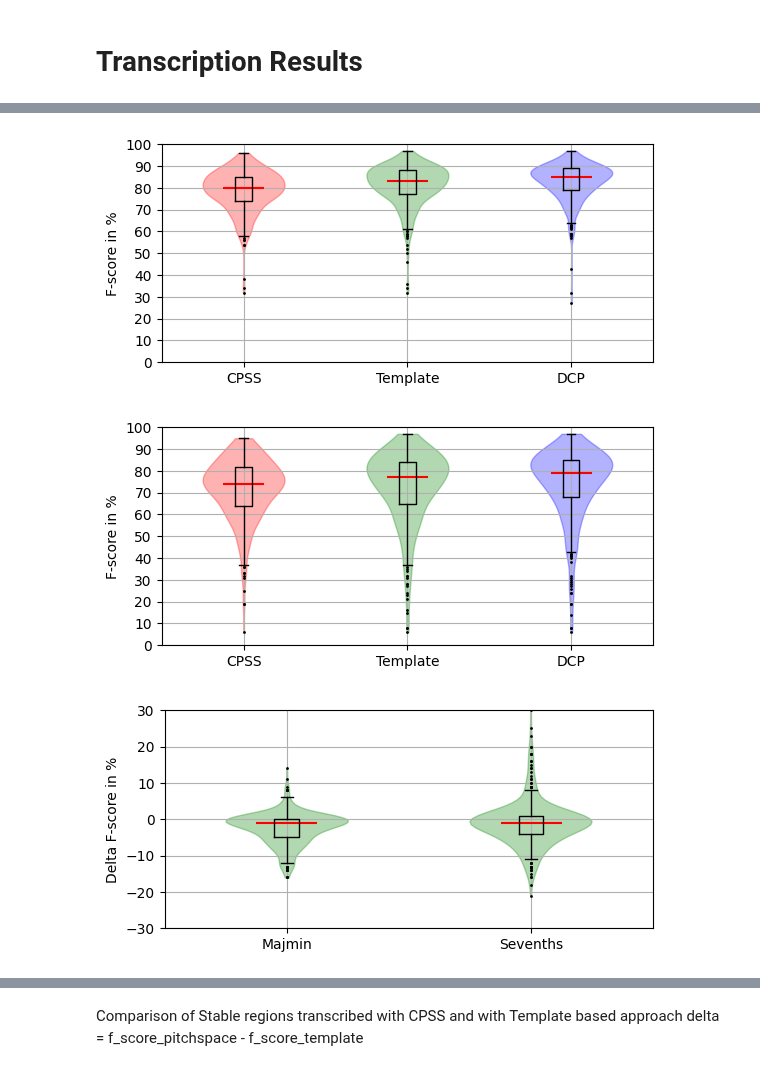
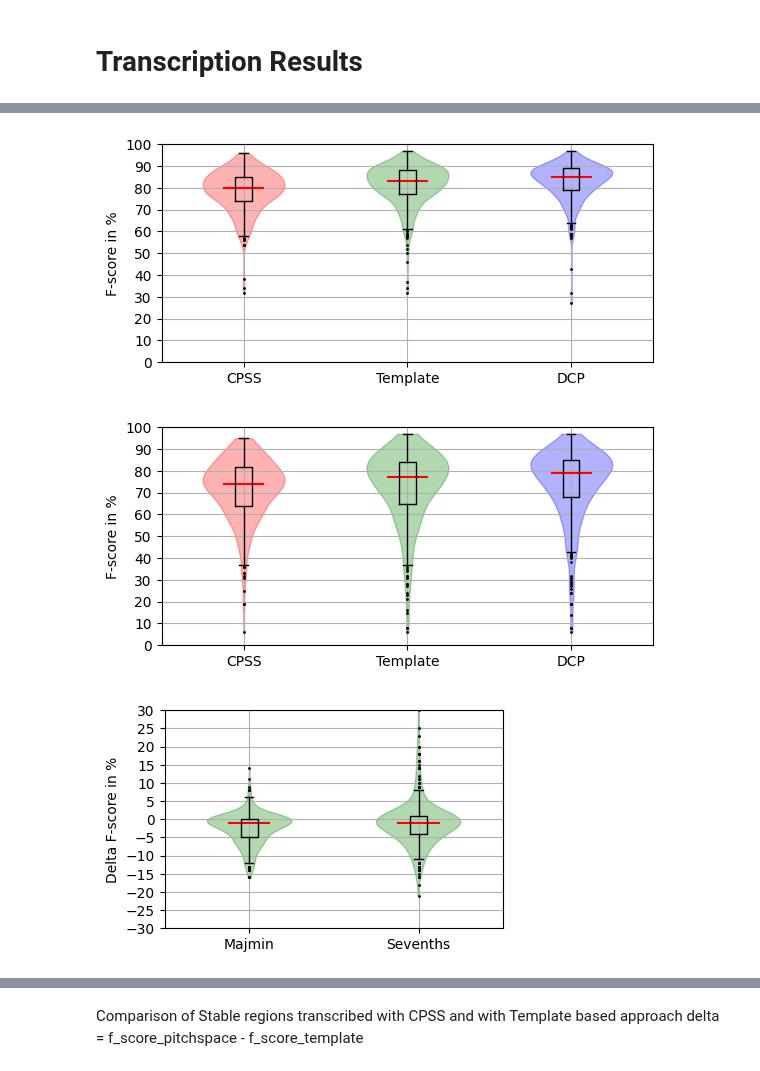
Before and after one commit to Maushax-jpg/chord-recognition, a Jupyter notebook: cpss.ipynb, the cells around one changed output, grey strips where cells are left out. Drawn from its saved outputs; the diff is of its cells as text; code cells hidden in the pictures.

```diff
--- a/cpss.ipynb
+++ b/cpss.ipynb
@@ -71,8 +71,8 @@ def plotData(sig,gt,t_chroma,chroma,pitchgram,hcdf,stable_regions,time_interval)
     fig.tight_layout(pad=0.1)
 # %%
 dset = "rwc_pop"  # beatles   "RM-P012"
-track_id = "RM-P012"
-time_interval = (0,20)
+track_id = "RM-P009"
+time_interval = (15,35)
 sig, gt, t_chroma, chroma, pitchgram,pitchgram_cqt = computeChromaData(dset,track_id,time_interval,"both")
 
 ## compute stable chroma regions
@@ -198,7 +199,7 @@ Sevenths: WCSR=85.9% , Q=95.9%
 Analyze the trained model
 # %%
 import mir_eval
-classifier = pitchspace.CPSS_Classifier("/home/max/ET-TI/Masterarbeit/chord-recognition/models/cpss/cpss_sevenths.npy",alphabet="sevenths")
+classifier = pitchspace.CPSS_Classifier("/home/max/ET-TI/Masterarbeit/chord-recognition/models/cpss/cpss_sevenths_dcp.npy",alphabet="sevenths")
 
 def getColor(chordlabel):
     colors = ["lightblue","blue", "green", "red", "orange", "purple", "grey", "lightgreen","brown", "magenta", "teal","cyan","white"]
@@ -289,8 +284,15 @@ Comparison of overall transcription
 # %%
-experiment_number = 3  # choose from 1 to 4
+import numpy as np
+import utils
+
+experiment_number = 4  # choose from 1 to 4
 experiments = {1:"crp_pitchspace_no_key.hdf5", 2:"crp_pitchspace.hdf5",
                 3:"dcp_pitchspace_no_key.hdf5",4:"dcp_pitchspace.hdf5"}
 
+def computeStatistics(data):
+    median = np.median(data)
+    iqr = np.subtract(*np.percentile(data, [75, 25]))
+    return median,iqr
 # load madmom results
 dcp_majmin = utils.getFscoreResults(f"../results/madmom.hdf5","dcp","majmin")
 dcp_sevenths = utils.getFscoreResults(f"../results/madmom.hdf5","dcp","sevenths")
@@ -302,7 +304,7 @@ data_majmin = []
 data_sevenths = []
 
 # prepare f_scores for violinplots and print table of results
-filepath = f"../results/{experiments[experiment_number]}"
+filepath = f"../results/dcp_pitchspace.hdf5"
 cpss_majmin = utils.getFscoreResults(filepath,"est_cpss","majmin")
 cpss_sevenths = utils.getFscoreResults(filepath,"est_cpss","sevenths")
 templates_majmin = utils.getFscoreResults(filepath,"est_templates","majmin")
@@ -311,42 +313,81 @@ for x,y in zip(dcp_majmin["combined"][1],templates_majmin["combined"][1]):
     if x != y:
         print(x,y)
 print(f"----------{experiments[experiment_number]}------------")
-print("                  Median +/- IQR ")
+
+cpss_results = "CPSS & "
+templ_results = "HMM & "
+dcp_results = "DCP & "
+header = " & "
 for dset in ["beatles","rwc_pop","rw","queen","combined"]:
-    print(f"{dset}")
-    print(f"CPSS Majmin        {100*np.median(cpss_majmin[dset][0])}% \
-+/-{100 * np.subtract(*np.percentile(cpss_majmin[dset][0], [75, 25])):0.1f}%")
-    print(f"Templates Majmin   {100*np.median(templates_majmin[dset][0])}% \
-+/-{100 * np.subtract(*np.percentile(templates_majmin[dset][0], [75, 25])):0.1f}%")
-    print(f"CPSS Sevenths      {100*np.median(cpss_sevenths[dset][0])}% \
-+/-{100 * np.subtract(*np.percentile(cpss_sevenths[dset][0], [75, 25])):0.1f}%")
-    print(f"Templates Sevenths {100*np.median(templates_sevenths[dset][0])}% \
-+/-{100 * np.subtract(*np.percentile(templates_sevenths[dset][0], [75, 25])):0.1f}%")
+    if dset == "rwc_pop":
+        header += "rwc\_pop & "
+    else:
+        header += dset +" &"
+    med,iqr = computeStatistics(cpss_majmin[dset][0])
+    cpss_results += f"{med:0.2f}$\\pm${iqr:0.2f} &"
+    med,iqr = computeStatistics(templates_majmin[dset][0])
+    templ_results += f"{med:0.2f}$\\pm${iqr:0.2f} &"
+    med,iqr = computeStatistics(dcp_majmin[dset][0])
+    dcp_results += f"{med:0.2f}$\\pm${iqr:0.2f} &"
+header = header[:-1] + "\\\\"
+cpss_results = cpss_results[:-1]+ "\\\\"
+templ_results = templ_results[:-1] + "\\\\"
+dcp_results = dcp_results[:-1]  + "\\\\"
+print(header)
+print(cpss_results)
+print(templ_results)
+print(dcp_results)
+print()
 
+cpss_results = "CPSS & "
+templ_results = "HMM & "
+dcp_results = "DCP & "
+header = " & "
+for dset in ["beatles","rwc_pop","rw","queen","combined"]:
+    if dset == "rwc_pop":
+        header += "rwc\_pop & "
+    else:
+        header += dset +" &"
+    med,iqr = computeStatistics(cpss_sevenths[dset][0])
+    cpss_results += f"{med:0.2f}$\\pm${iqr:0.2f} &"
+    med,iqr = computeStatistics(templates_sevenths[dset][0])
+    templ_results += f"{med:0.2f}$\\pm${iqr:0.2f} &"
+    med,iqr = computeStatistics(dcp_sevenths[dset][0])
+    dcp_results += f"{med:0.2f}$\\pm${iqr:0.2f} &"
+header = header[:-1] + "\\\\"
+cpss_results = cpss_results[:-1]+ "\\\\"
+templ_results = templ_results[:-1] + "\\\\"
+dcp_results = dcp_results[:-1]  + "\\\\"
+print(header)
+print(cpss_results)
+print(templ_results)
+print(dcp_results)
 data_majmin.append([100*f for f in cpss_majmin["combined"][0]])
 data_majmin.append([100*f for f in templates_majmin["combined"][0]])
 data_majmin.append([100*f for f in dcp_majmin["combined"][0]])
 data_sevenths.append([100*f for f in cpss_sevenths["combined"][0]])
 data_sevenths.append([100*f for f in templates_sevenths["combined"][0]])
 data_sevenths.append([100*f for f in dcp_sevenths["combined"][0]])
-colors = ['r','g','b','purple']
+colors = ['r','g','b']
 xlabels = ["CPSS","Template","DCP"]
 fig,ax = utils.plotResults(data_majmin,xlabels,colors,np.arange(0,110,10),ylim=(0,100))
 ax.set_ylabel("F-score in %")
+fig.savefig("../latex/figures/deepchroma_f_majmin.png")
 fig,ax = utils.plotResults(data_sevenths,xlabels,colors,np.arange(0,110,10),ylim=(0,100));
 ax.set_ylabel("F-score in %")
-
+fig.savefig("../latex/figures/deepchroma_f_sevenths.png")
 # compare CPSS with Templates
 deltas_majmin = [x-y for x,y in zip(data_majmin[0],data_majmin[1])]
 deltas_sevenths = [x-y for x,y in zip(data_sevenths[0],data_sevenths[1])]
 colors = ['g','g']
 xlabels = ["Majmin","Sevenths"]
-utils.plotResults([deltas_majmin,deltas_sevenths],xlabels,colors,np.arange(-30,40,10),ylim=(-30,30));
-
+fig,ax = utils.plotResults([deltas_majmin,deltas_sevenths],xlabels,colors,np.arange(-30,40,5),ylim=(-30,30),figsize=(4,2.5));
+fig.savefig("../latex/figures/deepchroma_delta_templates.png")
 # compare CPSS with DeepChroma
 deltas_majmin = [x-y for x,y in zip(data_majmin[0],data_majmin[2])]
 deltas_sevenths = [x-y for x,y in zip(data_sevenths[0],data_sevenths[2])]
 colors = ['b','b']
 xlabels = ["Majmin","Sevenths"]
-utils.plotResults([deltas_majmin,deltas_sevenths],xlabels,colors,np.arange(-30,40,10),ylim=(-30,30));
+fig,ax = utils.plotResults([deltas_majmin,deltas_sevenths],xlabels,colors,np.arange(-30,40,5),ylim=(-30,30),figsize=(4,2.5));
+fig.savefig("../latex/figures/deepchroma_delta_dcp.png")
 # %% [output]
@@ -370,3 +404,3 @@ Templates Sevenths 77.0% +/-19.0%
 [figure]
 [figure]
-[figure, old version]
+[figure, new version]
```
Also changed, not shown: parts of 12 cells of this notebook, 1 other file.
